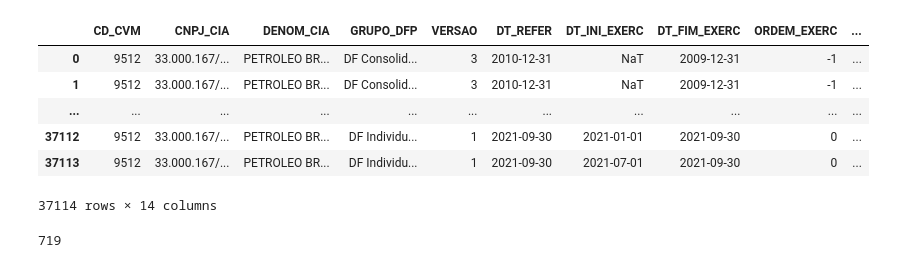
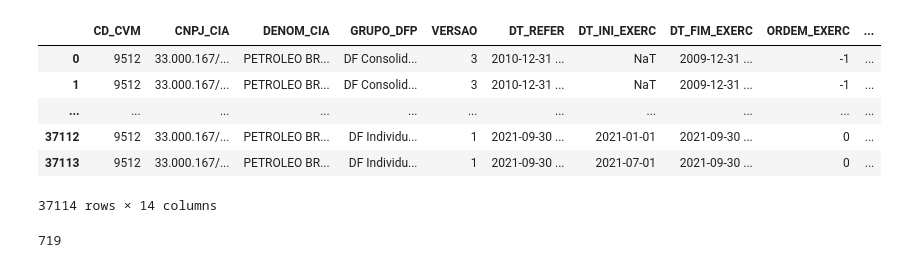
Before and after one commit to crdcj/FinLogic, a Jupyter notebook: explore.ipynb, the cells around one changed output. Saved outputs shown, nothing was run; the diff lists cells and outputs as text; code cells hidden in the pictures.

Commit message:
testando com pickle

```diff
--- a/explore.ipynb
+++ b/explore.ipynb
@@ -1,16 +1,14 @@
 # %%
+import os
 import importlib
-import os
 import zipfile as zf
-import duckdb
 import pandas as pd
 import numpy as np
-import pyarrow as pa
 import cvm
 
 importlib.reload(cvm)
-pd.set_option("max_colwidth", 15)
-pd.set_option("max_rows", 4)
+pd.options.display.max_colwidth = 15
+pd.options.display.max_rows = 4
 # %%
 files_names = sorted(os.listdir('./data/raw/'))
 files_names
@@ -144,16 +141,17 @@ files_names
 # %%
 df = pd.DataFrame()
 for file_name in files_names:
-    dfy = pd.read_parquet(f'./data/processed/{file_name}', filters=[('CD_CVM','==',9512)])
+    dfy = pd.read_pickle(f'./data/processed/{file_name}', compression='zstd')
+    dfy.query("CD_CVM == 9512", inplace=True)
     df = pd.concat([df, dfy], ignore_index=True)
 df
 # %% [output]
 |  | CD_CVM | CNPJ_CIA | DENOM_CIA | GRUPO_DFP | VERSAO | DT_REFER | DT_INI_EXERC | DT_FIM_EXERC | ORDEM_EXERC | ... |
-| 0 | 9512 | 33.000.167/... | PETROLEO BR... | DF Consolid... | 3 | 2010-12-31 | NaT | 2009-12-31 | -1 | ... |
-| 1 | 9512 | 33.000.167/... | PETROLEO BR... | DF Consolid... | 3 | 2010-12-31 | NaT | 2009-12-31 | -1 | ... |
+| 0 | 9512 | 33.000.167/... | PETROLEO BR... | DF Consolid... | 3 | 2010-12-31 ... | NaT | 2009-12-31 ... | -1 | ... |
+| 1 | 9512 | 33.000.167/... | PETROLEO BR... | DF Consolid... | 3 | 2010-12-31 ... | NaT | 2009-12-31 ... | -1 | ... |
 | ... | ... | ... | ... | ... | ... | ... | ... | ... | ... | ... |
-| 37112 | 9512 | 33.000.167/... | PETROLEO BR... | DF Individu... | 1 | 2021-09-30 | 2021-01-01 | 2021-09-30 | 0 | ... |
-| 37113 | 9512 | 33.000.167/... | PETROLEO BR... | DF Individu... | 1 | 2021-09-30 | 2021-07-01 | 2021-09-30 | 0 | ... |
+| 37112 | 9512 | 33.000.167/... | PETROLEO BR... | DF Individu... | 1 | 2021-09-30 ... | 2021-01-01 | 2021-09-30 ... | 0 | ... |
+| 37113 | 9512 | 33.000.167/... | PETROLEO BR... | DF Individu... | 1 | 2021-09-30 ... | 2021-07-01 | 2021-09-30 ... | 0 | ... |
 37114 rows × 14 columns
 # %%
 pd.read_parquet('./data/processed/dfp_cia_aberta_2020.parquet')['CD_CVM'].nunique()
```
Also changed, not shown: parts of 2 cells of this notebook.
